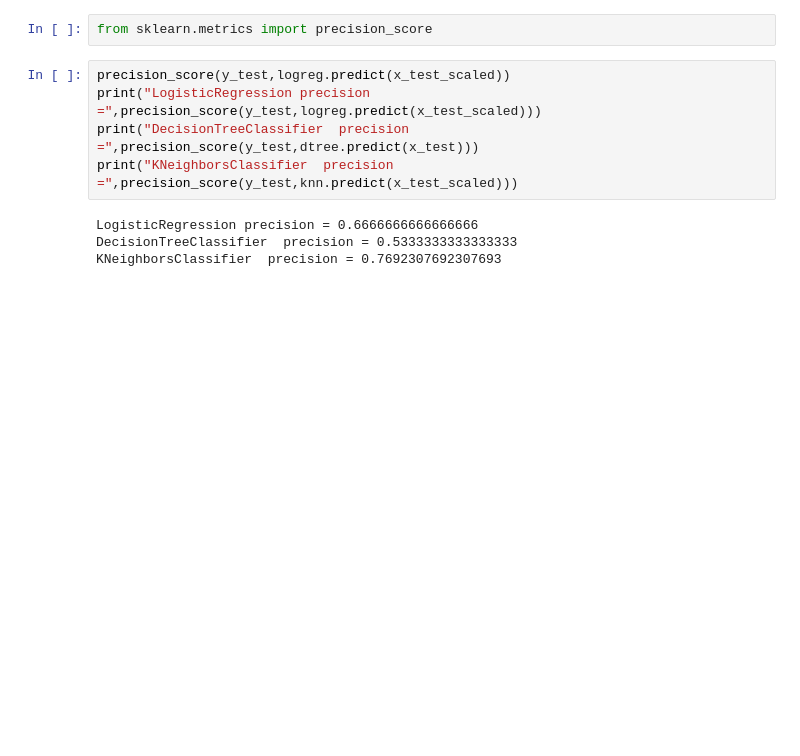
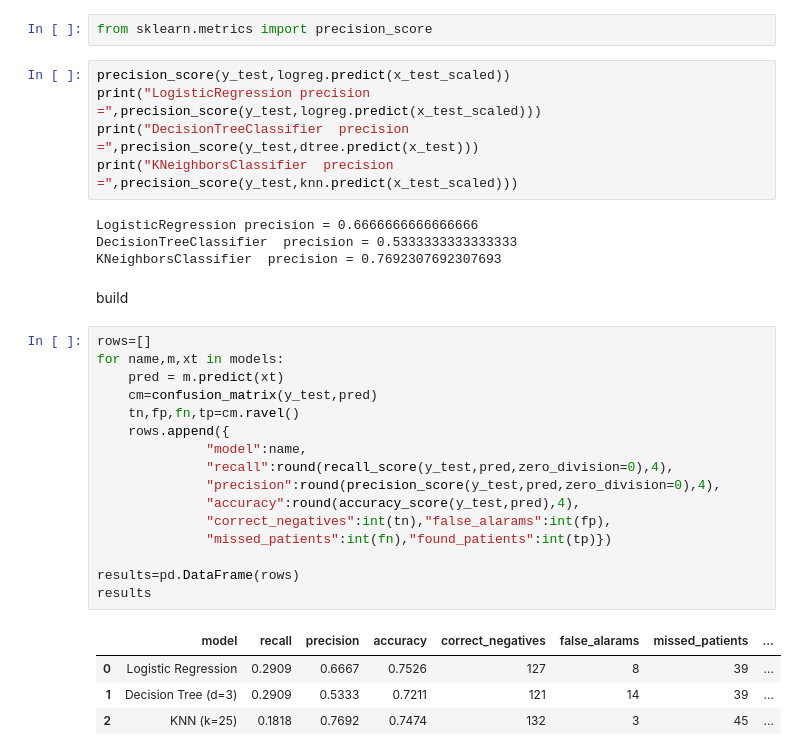
Before and after one commit to dilnaf322-gif/Project1-diabetes, a Jupyter notebook: notebooks/dilna_d12.ipynb, the cells around one changed output. Cells and saved outputs as stored; diff of their text form; blank space fills up the shorter version.

```diff
--- a/notebooks/dilna_d12.ipynb
+++ b/notebooks/dilna_d12.ipynb
@@ -193,3 +193,26 @@ print("KNeighborsClassifier  precision =",precision_score(y_test,knn.predict(x_t
 LogisticRegression precision = 0.6666666666666666
 DecisionTreeClassifier  precision = 0.5333333333333333
 KNeighborsClassifier  precision = 0.7692307692307693
+# %% [markdown]
+build
+# %%
+rows=[]
+for name,m,xt in models:
+    pred = m.predict(xt)
+    cm=confusion_matrix(y_test,pred)
+    tn,fp,fn,tp=cm.ravel()
+    rows.append({
+              "model":name,
+              "recall":round(recall_score(y_test,pred,zero_division=0),4),
+              "precision":round(precision_score(y_test,pred,zero_division=0),4),
+              "accuracy":round(accuracy_score(y_test,pred),4),
+              "correct_negatives":int(tn),"false_alarams":int(fp),
+              "missed_patients":int(fn),"found_patients":int(tp)})
+
+results=pd.DataFrame(rows)
+results
+# %% [output]
+|  | model | recall | precision | accuracy | correct_negatives | false_alarams | missed_patients | ... |
+| 0 | Logistic Regression | 0.2909 | 0.6667 | 0.7526 | 127 | 8 | 39 | ... |
+| 1 | Decision Tree (d=3) | 0.2909 | 0.5333 | 0.7211 | 121 | 14 | 39 | ... |
+| 2 | KNN (k=25) | 0.1818 | 0.7692 | 0.7474 | 132 | 3 | 45 | ... |
```
Also changed, not shown: parts of 58 cells of this notebook, 9 other files.
